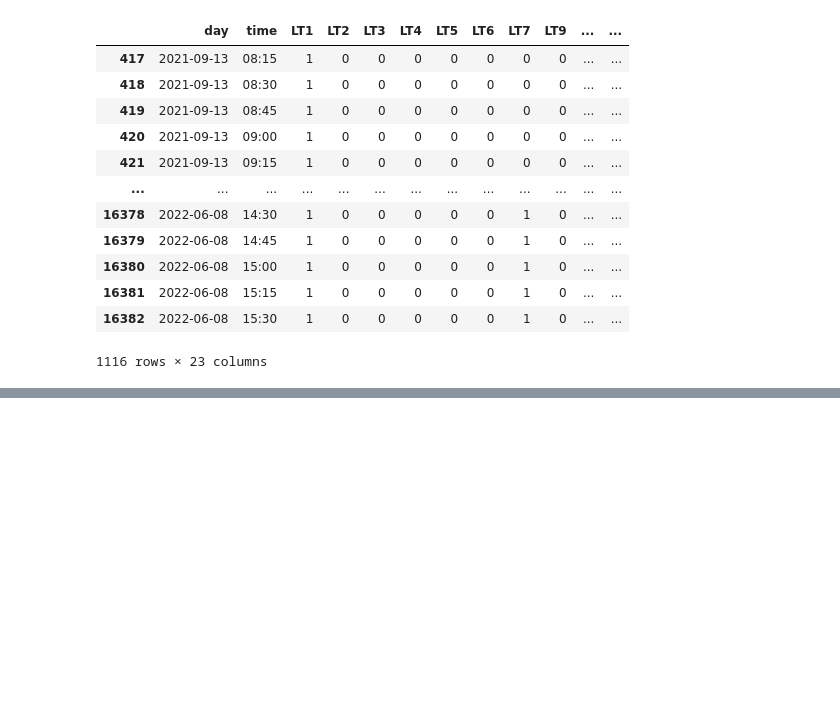
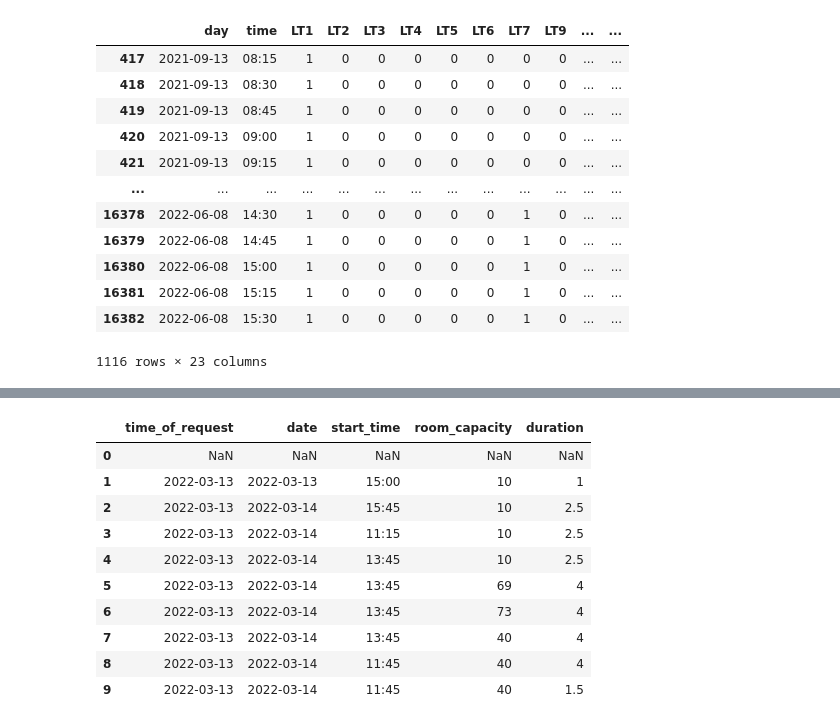
Before and after one commit to kazmer97/am13-group-project, a Jupyter notebook: project-prototype.ipynb, the cells around one changed output, grey strips where cells are left out. Saved outputs shown, nothing was run; the diff lists cells and outputs as text; code cells hidden in the pictures; blank space fills up the shorter version.

```diff
--- a/project-prototype.ipynb
+++ b/project-prototype.ipynb
@@ -97,0 +106,42 @@ scheduling_table.loc[scheduling_table.LT1 == 1]
+# %%
+# room capacity
+capacity_slider = widgets.IntSlider(min=0, max=120, step=1, value=10, description='Room Capacity:')
+
+# date picker
+date_picker = widgets.DatePicker(description='Date:', value=datetime.date.today())
+
+# time picker
+time_picker = widgets.Dropdown(options = pd.date_range(start='7:00', end='22:00', freq='15min').map(lambda x: x.strftime("%H:%M")), description='Start Time:', value = pd.Series(datetime.datetime.now()).dt.round('15min').map(lambda x: x.strftime("%H:%M")).to_list()[0])
+
+# event duration
+duration_slider = widgets.Dropdown(options = {"1:00":1, "1:30":1.5, "2:00":2, "2:30":2.5, "3:00":3, "3:30":3.5, "4:00":4, "4:30":4.5, "5:00":5}, description='Duration (Hours):', style = {'description_width': 'initial'})
+
+record_entry = widgets.Button(description='Record', button_style='', icon='check')
+record_out = widgets.Output()
+
+
+booking_requests = pd.DataFrame(columns=["time_of_request",'date', 'start_time', 'room_capacity', 'duration'], index=range(0,1))
+# booking_requests = pd.DataFrame()
+
+# print on button click
+@record_entry.on_click
+def record_entry_click(b):
+
+    with record_out:
+        print('Room Capacity:', capacity_slider.value)
+        print('Date:', date_picker.value)
+        print('Start Time:', time_picker.value)
+        print('Duration:', duration_slider.value)
+        # save to booking_requests, append row
+        booking_requests.loc[booking_requests.index.max()+1] = ([datetime.date.today(),date_picker.value, time_picker.value, capacity_slider.value, duration_slider.value])
+
+
+        # update table
+        print("\n")
+        print("Current Booking Requests:\n")
+        print(booking_requests)
+
+
+print("Use the Below Widgets to input booking requests\n")
+
+display(capacity_slider, date_picker,time_picker,duration_slider,record_entry, record_out)
@@ -97,0 +156,14 @@ scheduling_table.loc[scheduling_table.LT1 == 1]
+# %%
+booking_requests
+# %% [output]
+|  | time_of_request | date | start_time | room_capacity | duration |
+| 0 | NaN | NaN | NaN | NaN | NaN |
+| 1 | 2022-03-13 | 2022-03-13 | 15:00 | 10 | 1 |
+| 2 | 2022-03-13 | 2022-03-14 | 15:45 | 10 | 2.5 |
+| 3 | 2022-03-13 | 2022-03-14 | 11:15 | 10 | 2.5 |
+| 4 | 2022-03-13 | 2022-03-14 | 13:45 | 10 | 2.5 |
+| 5 | 2022-03-13 | 2022-03-14 | 13:45 | 69 | 4 |
+| 6 | 2022-03-13 | 2022-03-14 | 13:45 | 73 | 4 |
+| 7 | 2022-03-13 | 2022-03-14 | 13:45 | 40 | 4 |
+| 8 | 2022-03-13 | 2022-03-14 | 11:45 | 40 | 4 |
+| 9 | 2022-03-13 | 2022-03-14 | 11:45 | 40 | 1.5 |
```
Also changed, not shown: parts of 19 cells of this notebook, 5 other files.
